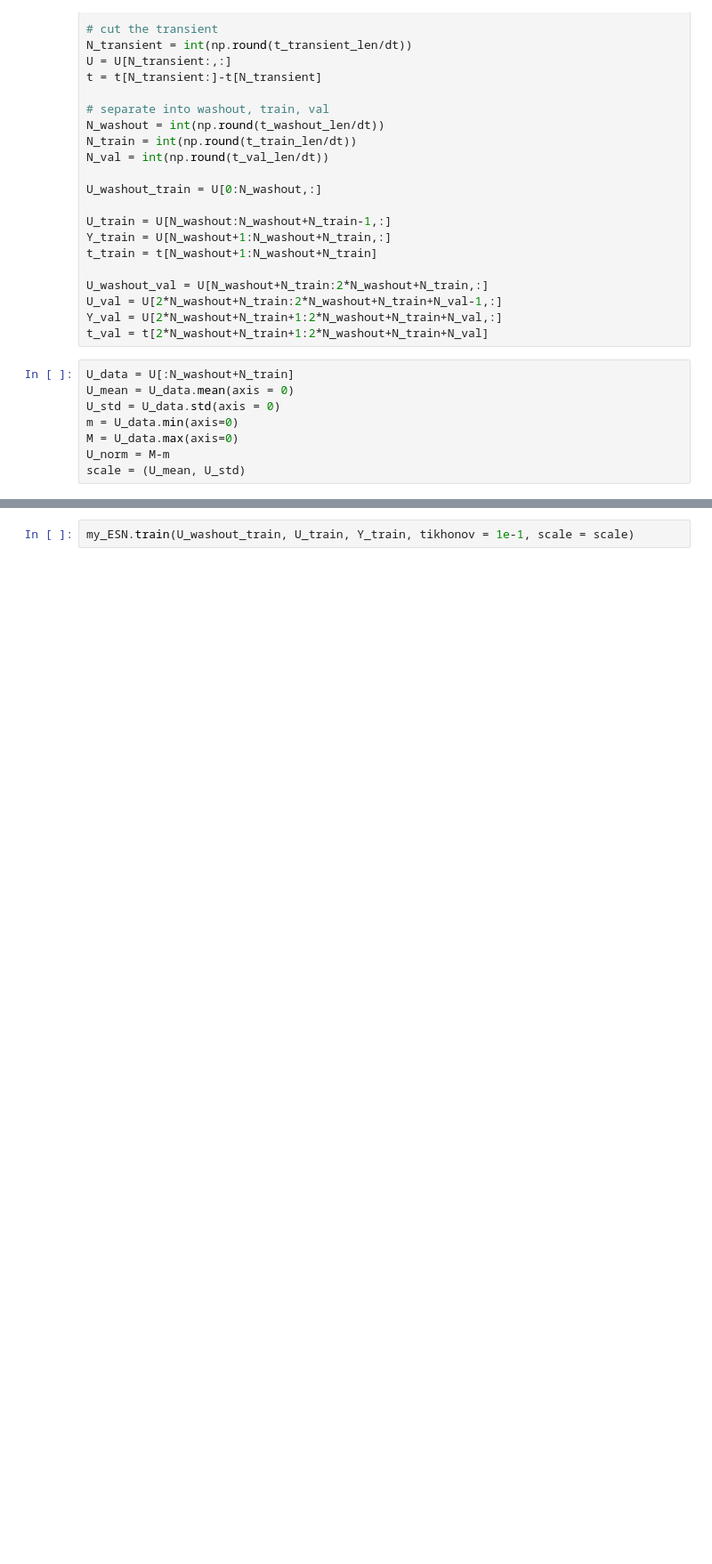
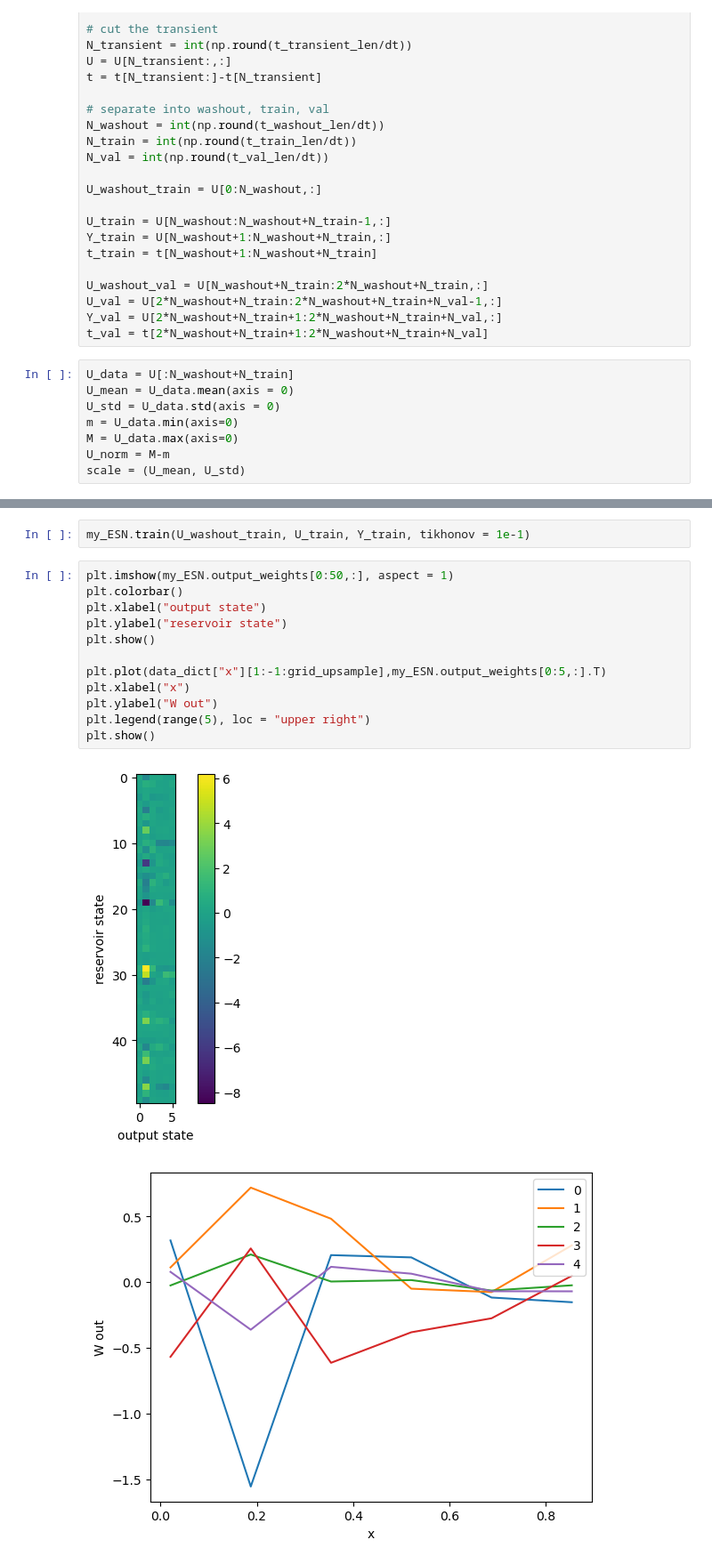
Before and after one commit to MagriLab/Adjoint-ESN, a Jupyter notebook: src/run.ipynb, the cells around one changed output, grey strips where cells are left out. Shown at 89% size. Drawn from its saved outputs; the diff is of its cells as text; blank space fills up the shorter version.

```diff
--- a/src/run.ipynb
+++ b/src/run.ipynb
@@ -117,5 +115,20 @@ Input weights are rescaled with the new input scaling.
 Spectral radius is set to 1, set it separately if necessary.
 Reservoir weights are rescaled with the new spectral radius.
 # %%
-my_ESN.train(U_washout_train, U_train, Y_train, tikhonov = 1e-1, scale = scale)
+my_ESN.train(U_washout_train, U_train, Y_train, tikhonov = 1e-1)
+# %%
+plt.imshow(my_ESN.output_weights[0:50,:], aspect = 1)
+plt.colorbar()
+plt.xlabel("output state")
+plt.ylabel("reservoir state")
+plt.show()
+
+plt.plot(data_dict["x"][1:-1:grid_upsample],my_ESN.output_weights[0:5,:].T)
+plt.xlabel("x")
+plt.ylabel("W out")
+plt.legend(range(5), loc = "upper right")
+plt.show()
+# %% [output]
+[figure, added]
+[figure, added]
 # %%
```
Also changed, not shown: parts of 23 cells of this notebook, 4 other files.
